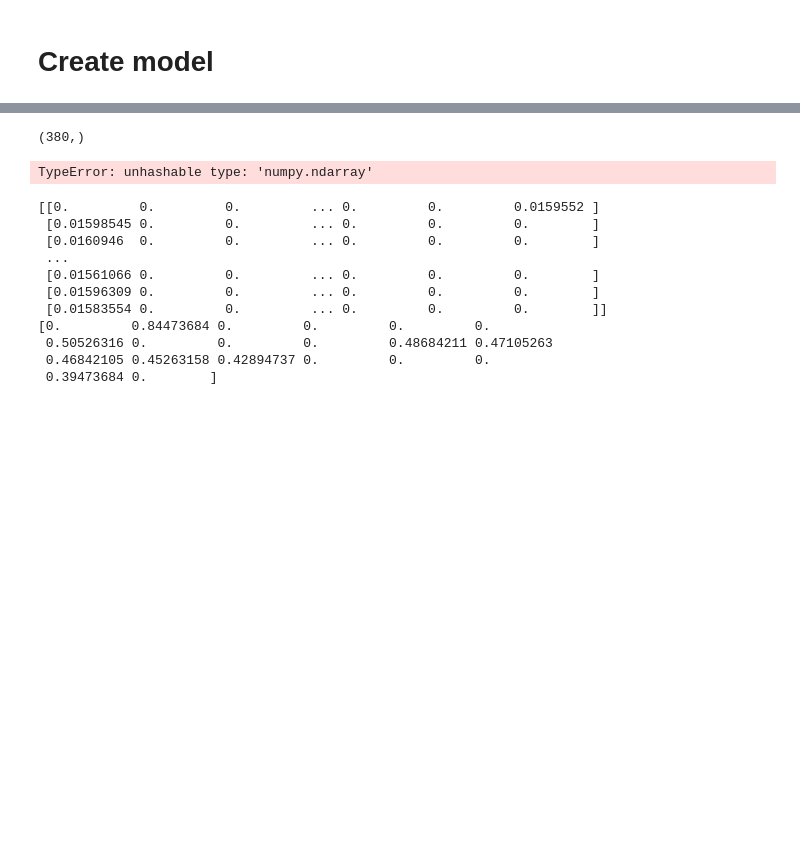
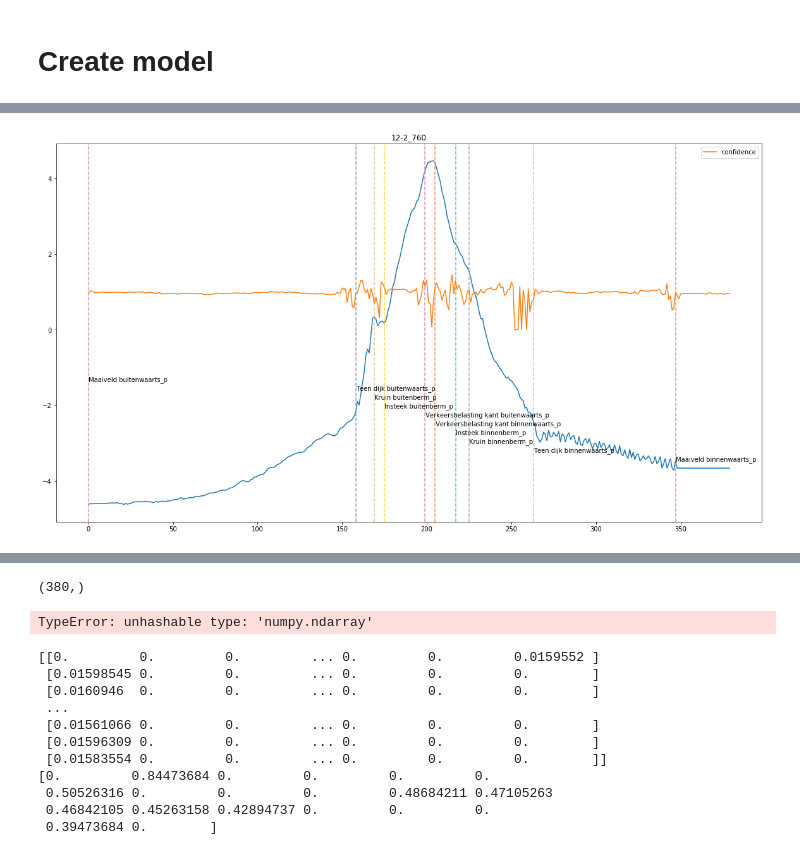
Before and after one commit to HHNK/HHNK-dijkprofiel, a Jupyter notebook: dijk_analysis.ipynb, the cells around one changed output, grey strips where cells are left out. Drawn from its saved outputs; the diff is of its cells as text; code cells hidden in the pictures; blank space fills up the shorter version.

Commit message:
working profile detection

```diff
--- a/dijk_analysis.ipynb
+++ b/dijk_analysis.ipynb
@@ -333,11 +333,15 @@ model.compile(loss='mean_squared_logarithmic_error',
 # print(y.shape)
 # print(X.shape)
 # highest seems to be around 0.95
-model.fit(X, y_cat,
-          epochs=20,
-          batch_size=32,
+model.fit(X_train, y_train,
+# model.fit(X, y_cat,
+          epochs=2048, # ;)
+          batch_size=512,
+#           epochs=500,
+#           batch_size=256,
+#           validation_split=0.2,
           verbose=1,
-          class_weight='auto')
+          class_weight='auto') # pretty sure class weight is ignored
 
 res = model.predict(X[0:2, :])
 # res[0.shape]
@@ -361,0 +391,7 @@ Epoch 20/20
+# %%
+randidx = np.random.randint(len(preds))
+print(preds[0].shape)
+# print(np.max(preds[0], axis=-1))
+predicted = np.argmax(preds[randidx], axis=-1)
+# print(predicted.shape)
+true = np.argmax(y_test[randidx], axis=-1)
@@ -361,0 +400,71 @@ Epoch 20/20
+# %%
+cmap = sns.color_palette("Set2",20)
+
+# cmap1 = sns.color_palette("Paired",38)
+# cmap2 = sns.color_palette("Paired",38)
+fig, ax = plt.subplots(figsize=(20,11))
+sns.lineplot(x=np.arange(predicted.shape[0]), y=X_test[randidx])
+plt.title(locations_test[randidx])
+
+# TRUE PLOT
+last_class = 19
+change_indices = [(0,19)]
+for i, class_n in enumerate(true):
+    if class_n != last_class and class_n != 0:
+        change_indices.append((i, class_n))
+        last_class = class_n
+
+already_classified = []
+cleaned_change_indices = []
+for class_tuple in change_indices:
+    if class_tuple[1] not in already_classified:
+        already_classified.append(class_tuple[1])
+        cleaned_change_indices.append(class_tuple)
+
+# print(change_indices)
+# print(cleaned_change_indices)
+
+
+label_height = 0
+coloridx = 0
+label_height_distance = np.max(X_test[randidx])/19
+for index, class_n in cleaned_change_indices:
+#     plt.axvline(index, 0,np.max(X_test[randidx]), color=cmap[class_n])
+#     plt.text(index + 0.1, -label_height, inverse_class_dict[class_n] + "_t", rotation=0)
+    label_height += label_height_distance
+    coloridx += 1
+
+# PREDICTED PLOT
+last_class = 19
+change_indices = [(0,19)]
+for i, class_n in enumerate(predicted):
+    if class_n != last_class and class_n != 0:
+        change_indices.append((i, class_n))
+        last_class = class_n
+
+already_classified = []
+cleaned_change_indices = []
+for class_tuple in change_indices:
+    if class_tuple[1] not in already_classified:
+        already_classified.append(class_tuple[1])
+        cleaned_change_indices.append(class_tuple)
+
+# print(change_indices)
+# print(cleaned_change_indices)
+
+coloridx = 0
+label_height = label_height - 1
+label_height_distance = np.max(X_test[randidx])/19
+for index, class_n in cleaned_change_indices:
+    plt.axvline(index, 0,np.max(X_test[randidx]), color=cmap[class_n], linestyle='--')
+    plt.text(index + 0.1, -label_height, inverse_class_dict[class_n] + "_p", rotation=0)
+    label_height += label_height_distance
+    coloridx += 1
+
+sns.lineplot(data=np.max(preds[0], axis=-1), label='confidence')
+# custom_lines = [Line2D([0], [0], color='b', lw=4),
+#                 Line2D([0], [0], color='g', lw=4),
+#                 Line2D([0], [0], color="r", lw=4)]
+
+# ax.legend(custom_lines, ['profile', 'true', 'predicted'])
+# %% [output]
@@ -362,3 +472,4 @@ Epoch 20/20
+[figure, added]
 # %%
 actual_res = res[0,:,:]
 print(np.argmax(y_cat[0], axis=-1))
```
Also changed, not shown: parts of 25 cells of this notebook.
